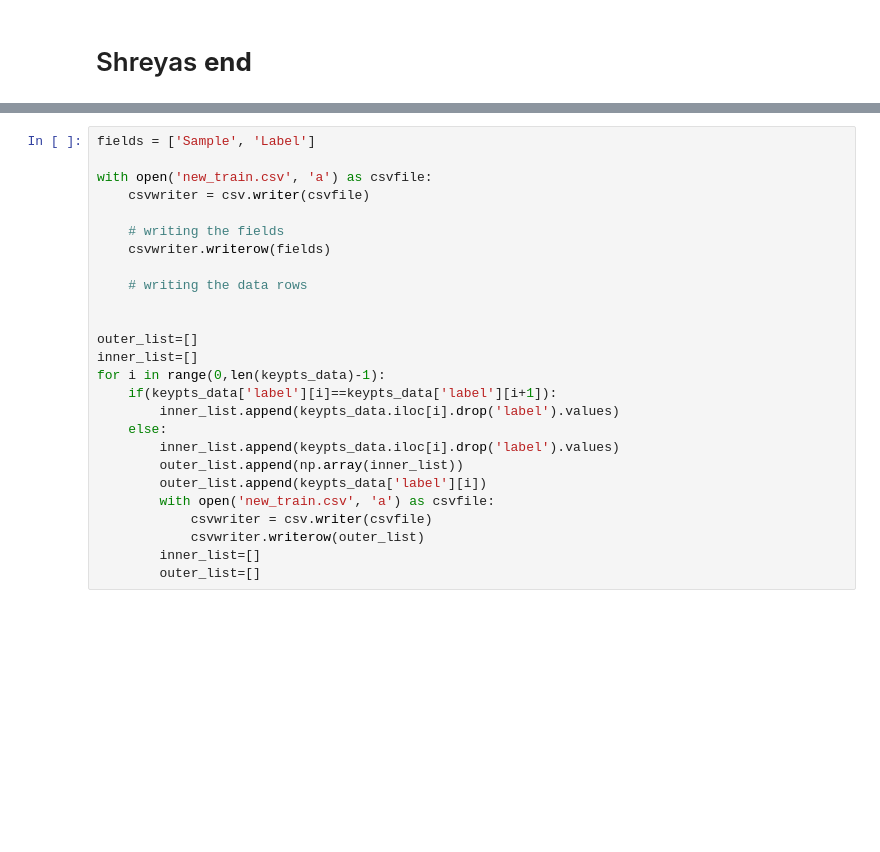
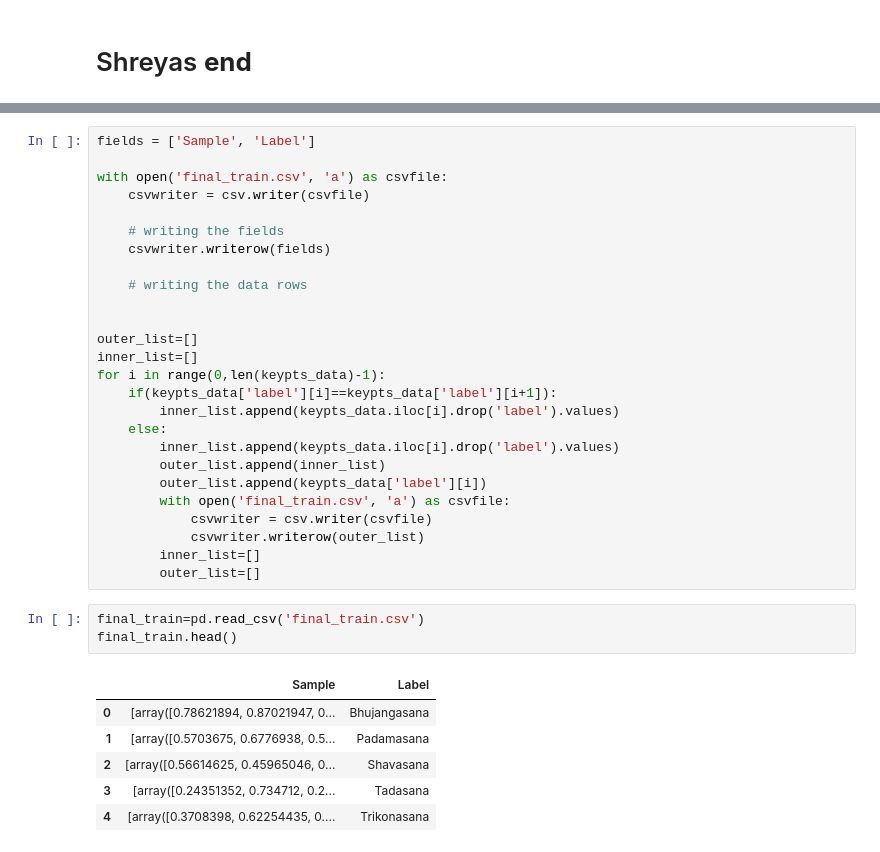
Before and after one commit to radhamujumdar/Yoga_Class-Analysis, a Jupyter notebook: Frames_folder.ipynb, the cells around one changed output, grey strips where cells are left out. Cells and saved outputs as stored; diff of their text form; blank space fills up the shorter version.

```diff
--- a/Frames_folder.ipynb
+++ b/Frames_folder.ipynb
@@ -393,7 +416,7 @@ len(keypts_data)
 # %%
 fields = ['Sample', 'Label']
 
-with open('new_train.csv', 'a') as csvfile:
+with open('final_train.csv', 'a') as csvfile:
     csvwriter = csv.writer(csvfile)
 
     # writing the fields
@@ -409,10 +432,20 @@ for i in range(0,len(keypts_data)-1):
         inner_list.append(keypts_data.iloc[i].drop('label').values)
     else:
         inner_list.append(keypts_data.iloc[i].drop('label').values)
-        outer_list.append(np.array(inner_list))
+        outer_list.append(inner_list)
         outer_list.append(keypts_data['label'][i])
-        with open('new_train.csv', 'a') as csvfile:
+        with open('final_train.csv', 'a') as csvfile:
             csvwriter = csv.writer(csvfile)
             csvwriter.writerow(outer_list)
         inner_list=[]
         outer_list=[]
+# %%
+final_train=pd.read_csv('final_train.csv')
+final_train.head()
+# %% [output]
+|  | Sample | Label |
+| 0 | [array([0.78621894, 0.87021947, 0... | Bhujangasana |
+| 1 | [array([0.5703675, 0.6776938, 0.5... | Padamasana |
+| 2 | [array([0.56614625, 0.45965046, 0... | Shavasana |
+| 3 | [array([0.24351352, 0.734712, 0.2... | Tadasana |
+| 4 | [array([0.3708398, 0.62254435, 0.... | Trikonasana |
```
Also changed, not shown: parts of 18 cells of this notebook, 8 other files.
